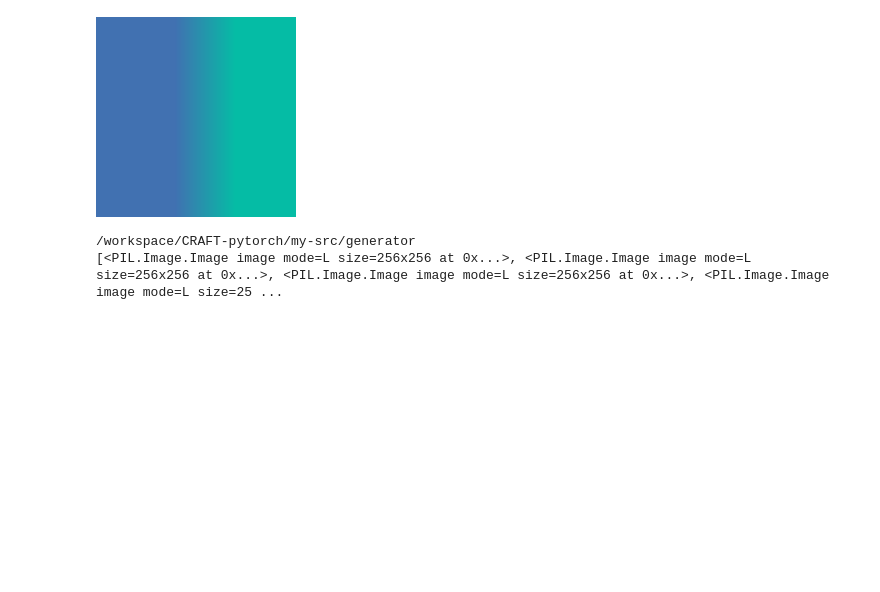
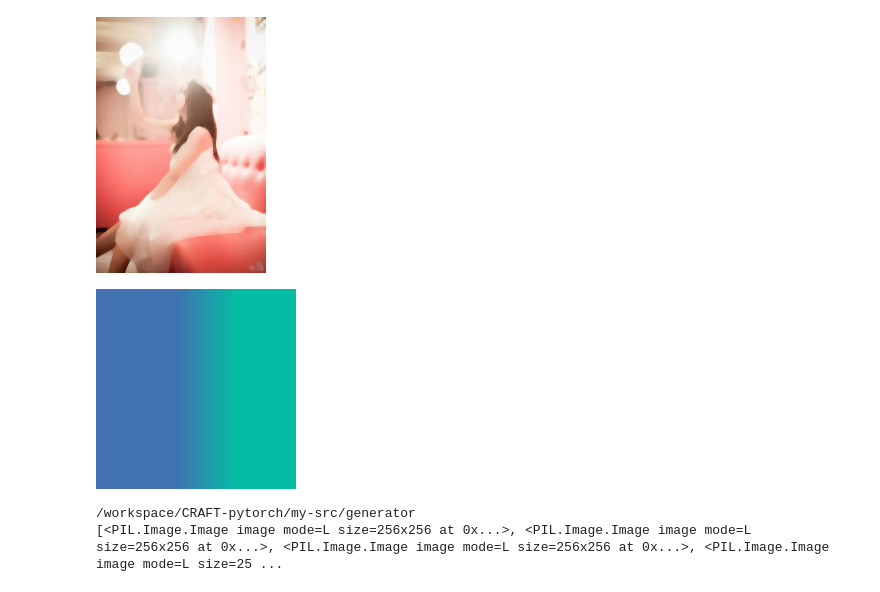
Before and after one commit to w121211/CRAFT-pytorch, a Jupyter notebook: debug.ipynb, the cells around one changed output. Saved outputs shown, nothing was run; the diff lists cells and outputs as text; code cells hidden in the pictures; blank space fills up the shorter version.

```diff
--- a/debug.ipynb
+++ b/debug.ipynb
@@ -24,3 +156,9 @@ tensor([[0, 1, 0, 1, 1, 0, 0, 1, 1, 0]])
+# %%
+im = Image.open("/workspace/CoordConv-pytorch/data/facebook/60122_528371913855789_1929735771_n.jpg")
+im.thumbnail((256, 256))
+im.filter(ImageFilter.MedianFilter(5))
+# %% [output]
+[figure, added]
 # %%
 import cairo
 
```
Also changed, not shown: parts of 9 cells of this notebook, 11 other files.
